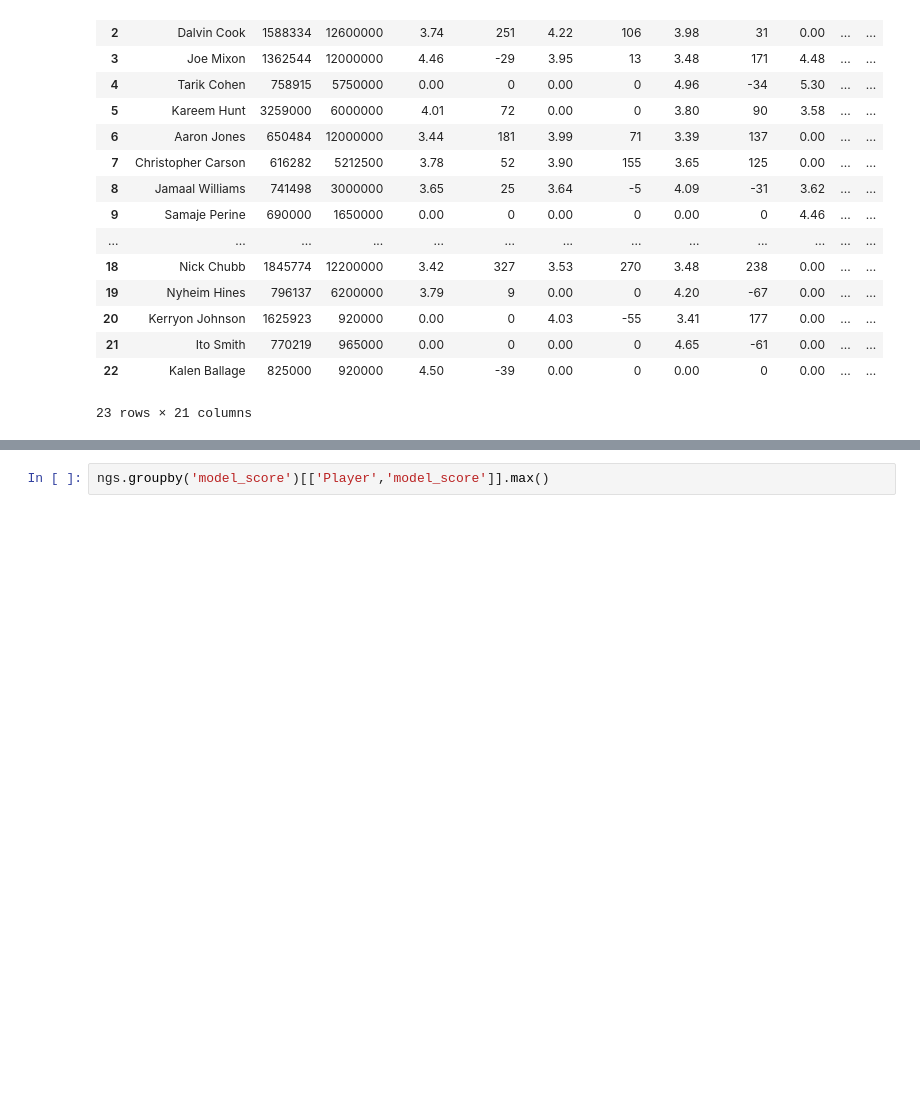
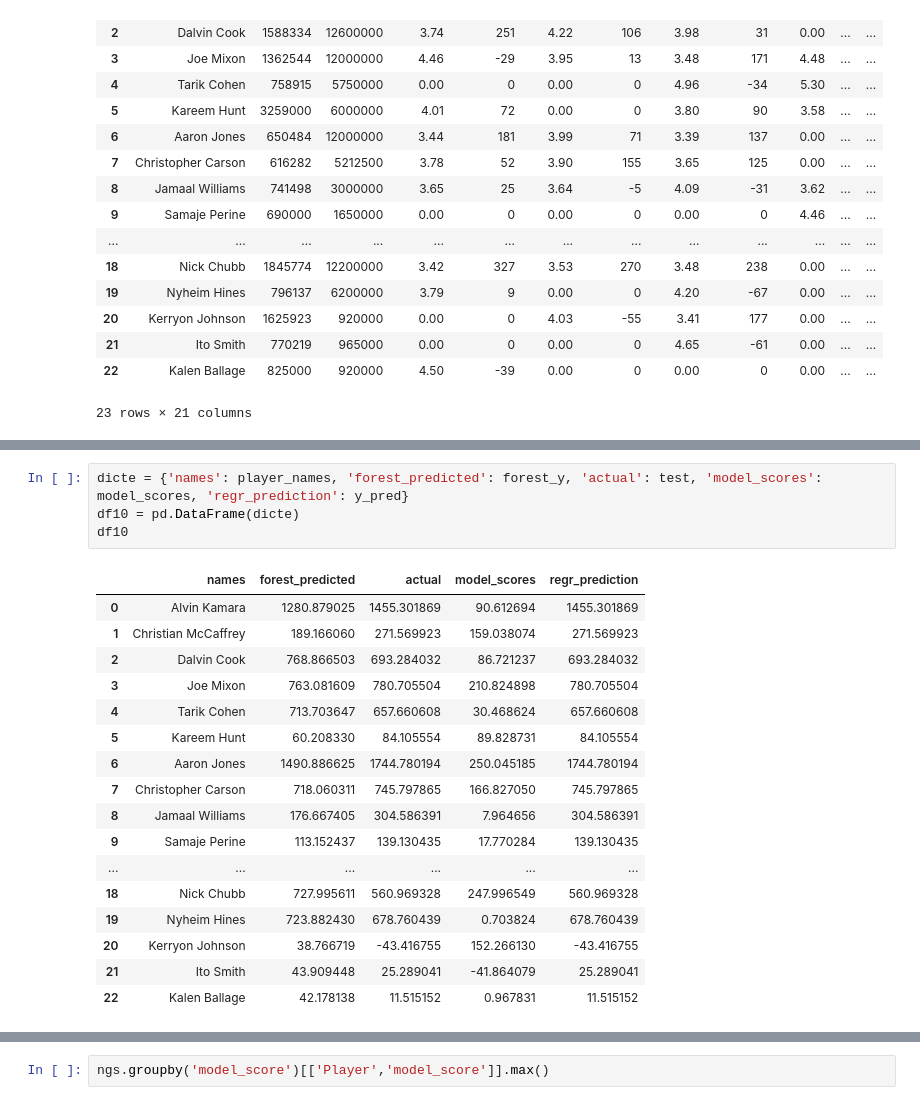
Before and after one commit to akulkarnii/nflmetrics, a Jupyter notebook: rb_contract_yr_performance.ipynb, the cells around one changed output, grey strips where cells are left out. Cells and saved outputs as stored; diff of their text form; blank space fills up the shorter version.

```diff
--- a/rb_contract_yr_performance.ipynb
+++ b/rb_contract_yr_performance.ipynb
@@ -336,0 +416,22 @@ ngs
+# %%
+dicte = {'names': player_names, 'forest_predicted': forest_y, 'actual': test, 'model_scores': model_scores, 'regr_prediction': y_pred}
+df10 = pd.DataFrame(dicte)
+df10
+# %% [output]
+|  | names | forest_predicted | actual | model_scores | regr_prediction |
+| 0 | Alvin Kamara | 1280.879025 | 1455.301869 | 90.612694 | 1455.301869 |
+| 1 | Christian McCaffrey | 189.166060 | 271.569923 | 159.038074 | 271.569923 |
+| 2 | Dalvin Cook | 768.866503 | 693.284032 | 86.721237 | 693.284032 |
+| 3 | Joe Mixon | 763.081609 | 780.705504 | 210.824898 | 780.705504 |
+| 4 | Tarik Cohen | 713.703647 | 657.660608 | 30.468624 | 657.660608 |
+| 5 | Kareem Hunt | 60.208330 | 84.105554 | 89.828731 | 84.105554 |
+| 6 | Aaron Jones | 1490.886625 | 1744.780194 | 250.045185 | 1744.780194 |
+| 7 | Christopher Carson | 718.060311 | 745.797865 | 166.827050 | 745.797865 |
+| 8 | Jamaal Williams | 176.667405 | 304.586391 | 7.964656 | 304.586391 |
+| 9 | Samaje Perine | 113.152437 | 139.130435 | 17.770284 | 139.130435 |
+| ... | ... | ... | ... | ... | ... |
+| 18 | Nick Chubb | 727.995611 | 560.969328 | 247.996549 | 560.969328 |
+| 19 | Nyheim Hines | 723.882430 | 678.760439 | 0.703824 | 678.760439 |
+| 20 | Kerryon Johnson | 38.766719 | -43.416755 | 152.266130 | -43.416755 |
+| 21 | Ito Smith | 43.909448 | 25.289041 | -41.864079 | 25.289041 |
+| 22 | Kalen Ballage | 42.178138 | 11.515152 | 0.967831 | 11.515152 |
```
Also changed, not shown: parts of 29 cells of this notebook.
